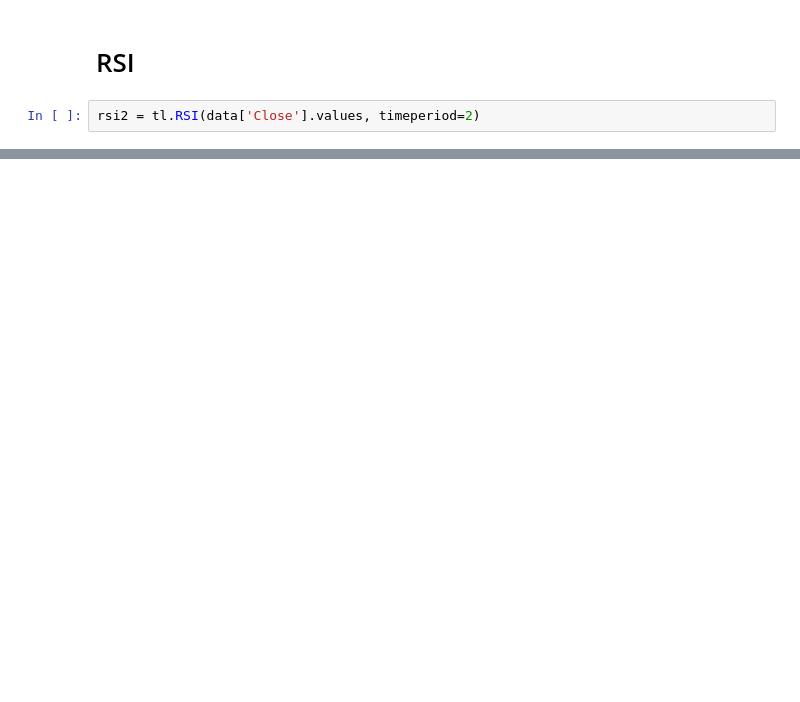
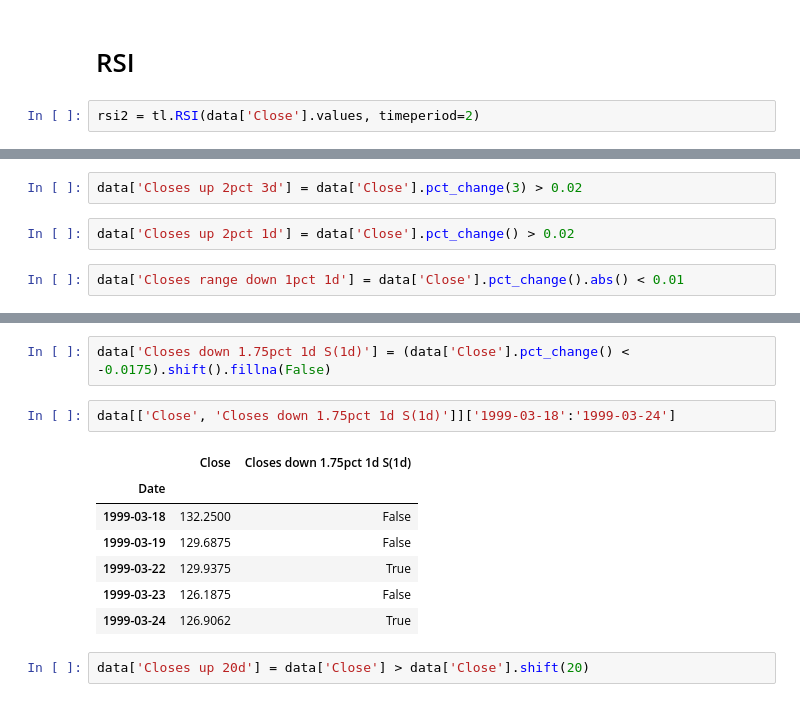
Before and after one commit to minimalgeek/DeepLearning, a Jupyter notebook: Stock/notebooks/RH/04_RH_features.ipynb, the cells around one changed output, grey strips where cells are left out. Cells and saved outputs as stored; diff of their text form; blank space fills up the shorter version.

```diff
--- a/Stock/notebooks/RH/04_RH_features.ipynb
+++ b/Stock/notebooks/RH/04_RH_features.ipynb
@@ -446,0 +466,6 @@ data['RSI 2d closes above 90'] = rsi2 > 90
+# %%
+data['Closes up 2pct 3d'] = data['Close'].pct_change(3) > 0.02
+# %%
+data['Closes up 2pct 1d'] = data['Close'].pct_change() > 0.02
+# %%
+data['Closes range down 1pct 1d'] = data['Close'].pct_change().abs() < 0.01
@@ -446,0 +481,14 @@ data['RSI 2d closes above 90'] = rsi2 > 90
+# %%
+data['Closes down 1.75pct 1d S(1d)'] = (data['Close'].pct_change() < -0.0175).shift().fillna(False)
+# %%
+data[['Close', 'Closes down 1.75pct 1d S(1d)']]['1999-03-18':'1999-03-24']
+# %% [output]
+|  | Close | Closes down 1.75pct 1d S(1d) |
+| Date |  |  |
+| 1999-03-18 | 132.2500 | False |
+| 1999-03-19 | 129.6875 | False |
+| 1999-03-22 | 129.9375 | True |
+| 1999-03-23 | 126.1875 | False |
+| 1999-03-24 | 126.9062 | True |
+# %%
+data['Closes up 20d'] = data['Close'] > data['Close'].shift(20)
```
Also changed, not shown: parts of 42 cells of this notebook.
